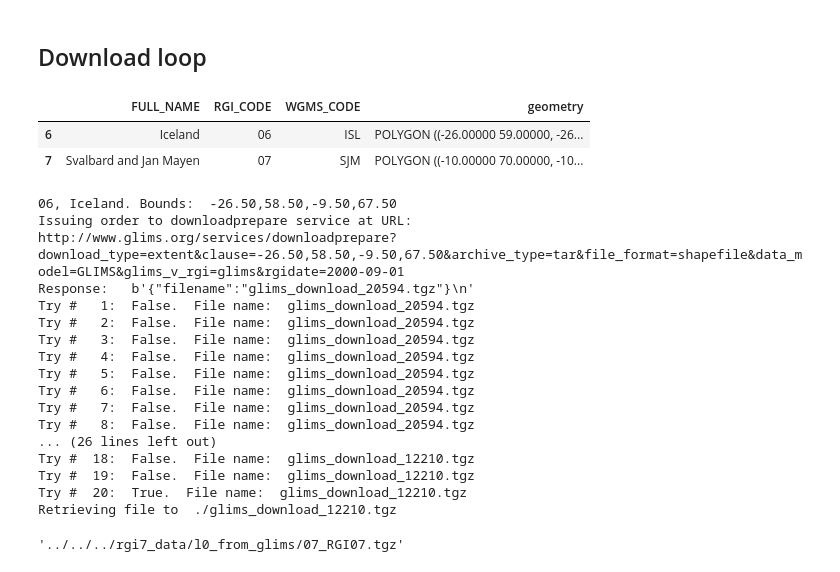
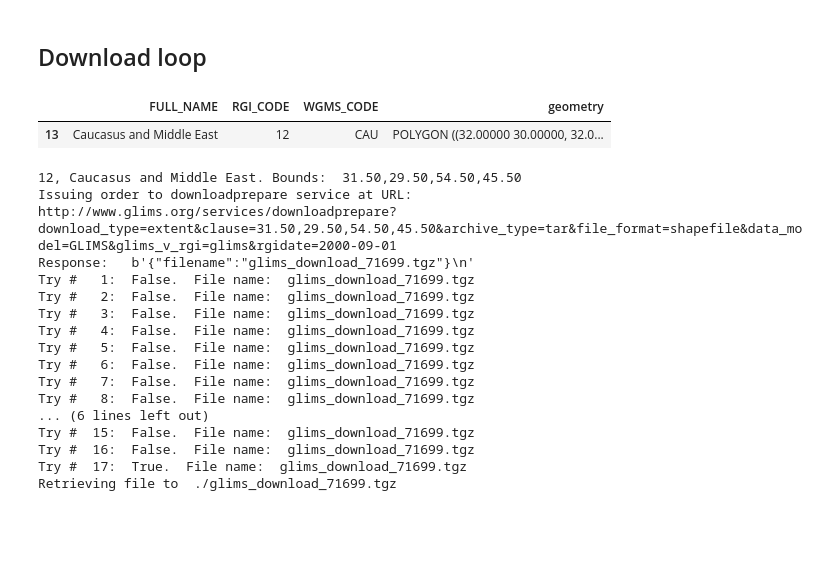
Before and after one commit to GLIMS-RGI/rgi7_scripts, a Jupyter notebook: workflow/preprocessing/02_l0_download_from_glims.ipynb, the cells around one changed output. Saved outputs shown, nothing was run; the diff lists cells and outputs as text; code cells hidden in the pictures; blank space fills up the shorter version.

```diff
--- a/workflow/preprocessing/02_l0_download_from_glims.ipynb
+++ b/workflow/preprocessing/02_l0_download_from_glims.ipynb
@@ -54,13 +54,11 @@ reg_f.loc[[10, 11]].plot(alpha=0.5, edgecolor='k');
 ## Download loop
 # %%
 # If you want to (re-)download only selected regions
-reg_f = reg_f.loc[6:7]
+reg_f = reg_f.loc[[13]]
+reg_f
+# %% [output]
+|  | FULL_NAME | RGI_CODE | WGMS_CODE | geometry |
+| 13 | Caucasus and Middle East | 12 | CAU | POLYGON ((32.00000 30.00000, 32.0... |
-# %%
-reg_f
-# %% [output]
-|  | FULL_NAME | RGI_CODE | WGMS_CODE | geometry |
-| 6 | Iceland | 06 | ISL | POLYGON ((-26.00000 59.00000, -26... |
-| 7 | Svalbard and Jan Mayen | 07 | SJM | POLYGON ((-10.00000 70.00000, -10... |
 # %%
 buffer = 0.5  # in degrees, buffer around the box
 from_glims = mkdir(os.path.join(data_dir, 'l0_from_glims'))
@@ -95,24 +93,20 @@ for i, reg in reg_f.iterrows():
 
     shutil.move(filebasename, os.path.join(from_glims, '{:02d}_RGI{:02d}.tgz'.format(i, int(reg['RGI_CODE']))))
 # %% [output]
-06, Iceland. Bounds:  -26.50,58.50,-9.50,67.50
+12, Caucasus and Middle East. Bounds:  31.50,29.50,54.50,45.50
 Issuing order to downloadprepare service at URL:
-http://www.glims.org/services/downloadprepare?download_type=extent&clause=-26.50,58.50,-9.50,67.50&archive_type=tar&file_format=shapefile&data_model=GLIMS&glims_v_rgi=glims&rgidate=2000-09-01
-Response:   b'{"filename":"glims_download_20594.tgz"}\n'
-Try #   1:  False.  File name:  glims_download_20594.tgz
-Try #   2:  False.  File name:  glims_download_20594.tgz
-Try #   3:  False.  File name:  glims_download_20594.tgz
-Try #   4:  False.  File name:  glims_download_20594.tgz
-Try #   5:  False.  File name:  glims_download_20594.tgz
-Try #   6:  False.  File name:  glims_download_20594.tgz
-Try #   7:  False.  File name:  glims_download_20594.tgz
-Try #   8:  False.  File name:  glims_download_20594.tgz
-... (26 lines left out)
-Try #  18:  False.  File name:  glims_download_12210.tgz
-Try #  19:  False.  File name:  glims_download_12210.tgz
-Try #  20:  True.  File name:  glims_download_12210.tgz
-Retrieving file to  ./glims_download_12210.tgz
+http://www.glims.org/services/downloadprepare?download_type=extent&clause=31.50,29.50,54.50,45.50&archive_type=tar&file_format=shapefile&data_model=GLIMS&glims_v_rgi=glims&rgidate=2000-09-01
+Response:   b'{"filename":"glims_download_71699.tgz"}\n'
+Try #   1:  False.  File name:  glims_download_71699.tgz
+Try #   2:  False.  File name:  glims_download_71699.tgz
+Try #   3:  False.  File name:  glims_download_71699.tgz
+Try #   4:  False.  File name:  glims_download_71699.tgz
+Try #   5:  False.  File name:  glims_download_71699.tgz
+Try #   6:  False.  File name:  glims_download_71699.tgz
+Try #   7:  False.  File name:  glims_download_71699.tgz
+Try #   8:  False.  File name:  glims_download_71699.tgz
+... (6 lines left out)
+Try #  15:  False.  File name:  glims_download_71699.tgz
+Try #  16:  False.  File name:  glims_download_71699.tgz
+Try #  17:  True.  File name:  glims_download_71699.tgz
+Retrieving file to  ./glims_download_71699.tgz
-# %%
-os.path.join(from_glims, '{:02d}_RGI{:02d}.tgz'.format(i, int(reg['RGI_CODE'])))
-# %% [output]
-'../../../rgi7_data/l0_from_glims/07_RGI07.tgz'
```
Also changed, not shown: 10 other files.
